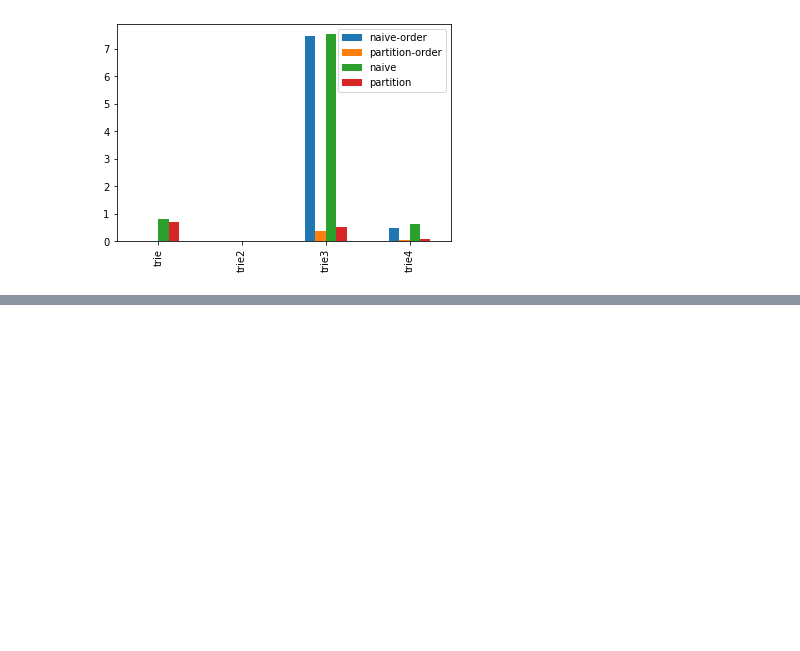
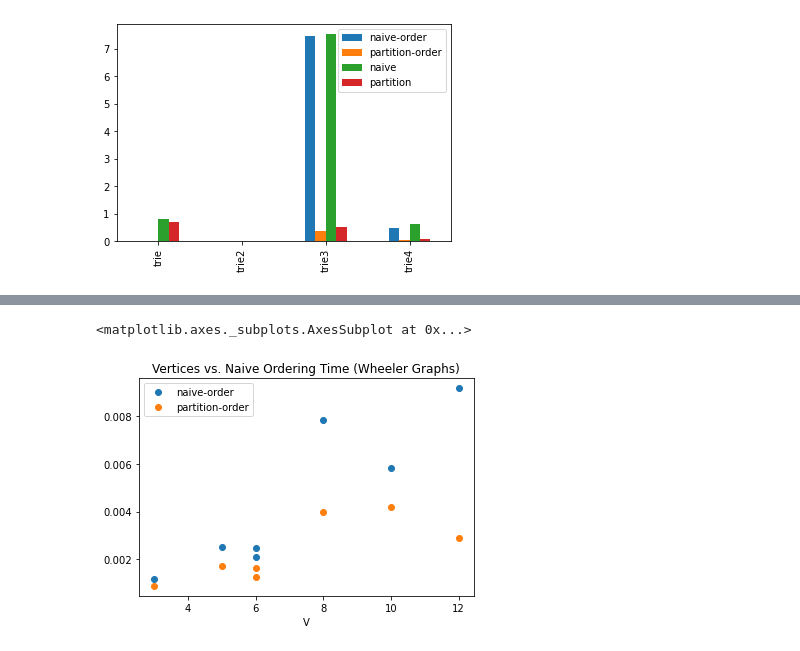
Before and after one commit to emmagan/jhu_comp_gen, a Jupyter notebook: benchmark/bench_analytics.ipynb, the cells around one changed output, grey strips where cells are left out. Drawn from its saved outputs; the diff is of its cells as text; code cells hidden in the pictures; blank space fills up the shorter version.

Commit message:
benchmarking graphs

```diff
--- a/benchmark/bench_analytics.ipynb
+++ b/benchmark/bench_analytics.ipynb
@@ -2,4 +2,4 @@
 import pandas as pd
 # %%
 df = pd.read_csv('bench.csv',index_col=0)
-df_size = pd.read_csv('graphSize_data.csv',header = [0])
+df_size = pd.read_csv('graphSize_data.csv',index_col=0)
@@ -37,12 +46,13 @@ trie_df.plot(kind='bar',rot=90)
 # so plot all the manual graphs on x-axis with size as variable against their times on y-axis.
 
 manual_df = df.loc[df.index.str.contains('wheeler')][["naive-order", "partition-order"]]
-df_size
-#df3 = df[(df['count'] == '2') & (df['price'] == '100')]
-manual_df_size = df_size[df_size['Graph_name'].str.contains("wheeler")]
-manual_df_size['V']
-manual_df = manual_df.join(manual_df_size['V'])
-manual_df
+manual_df = manual_df.iloc[6:]
+manual_df_size = df_size.loc[df_size.index.str.contains("wheeler")]
+manual_df_size = manual_df_size.iloc[6:]
 
+#manual_df = df[["naive-order", "partition-order"]]
+#manual_df_size = df_size
 
-#ERROR
+frames = [manual_df, manual_df_size]
+result = manual_df.join(manual_df_size, how='outer')
+display(result)
@@ -48,0 +68,10 @@ manual_df
+# %%
+# plot vertices/edges vs. time taken for naive-order or partition-order to run
+result.dropna()
+naive_v = result[['V', 'naive-order']]
+partition_v = result[['V', 'partition-order']]
+ax = naive_v.plot(x='V', y='naive-order', style='o', title='Vertices vs. Naive Ordering Time (Wheeler Graphs)')
+partition_v.plot(x='V', y='partition-order', style='o', ax=ax)
+# %% [output]
+<matplotlib.axes._subplots.AxesSubplot at 0x...>
+[figure, added]
```
Also changed, not shown: parts of 9 cells of this notebook, 7 other files.
